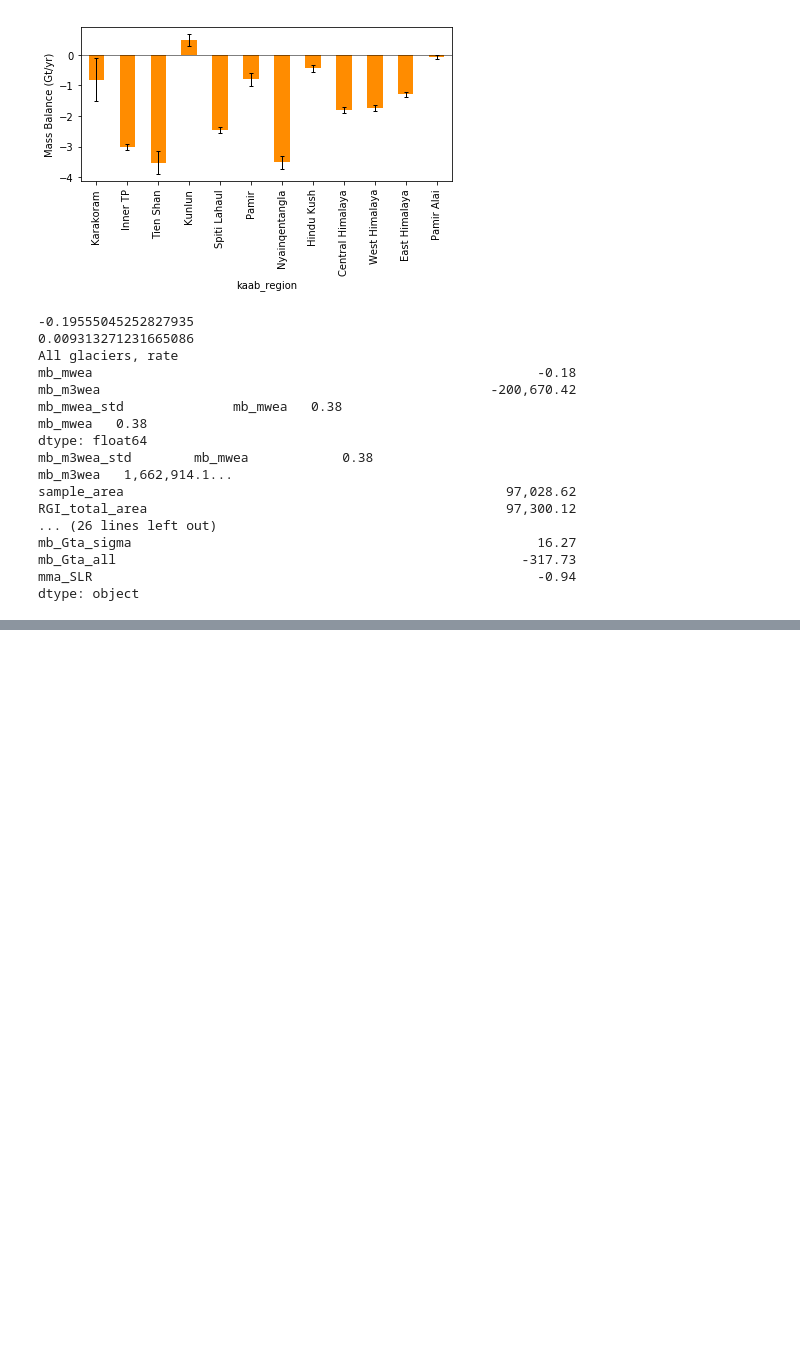
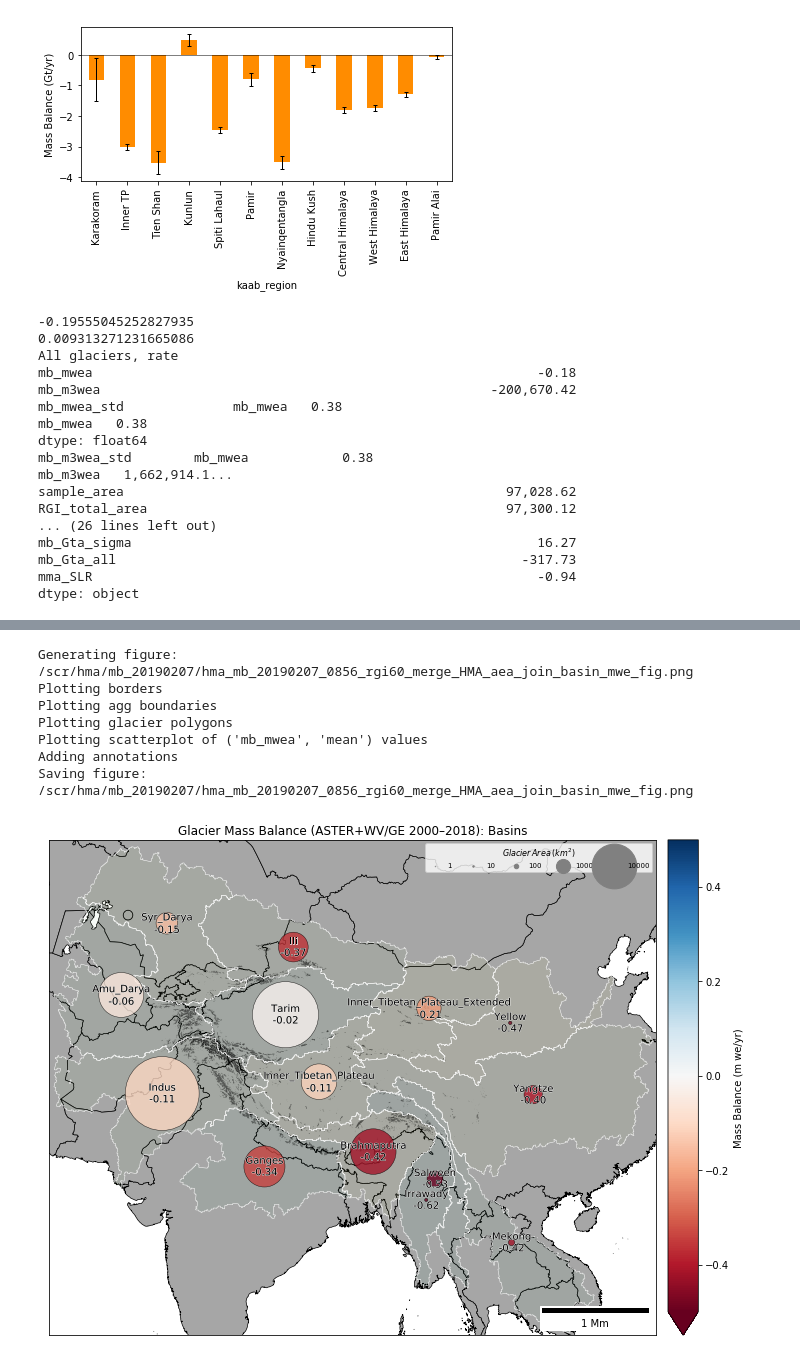
Before and after one commit to dshean/gmbtools, a Jupyter notebook: gmbtools/mb_plot_gpd.ipynb, the cells around one changed output, grey strips where cells are left out. Drawn from its saved outputs; the diff is of its cells as text; code cells hidden in the pictures; blank space fills up the shorter version.

```diff
--- a/gmbtools/mb_plot_gpd.ipynb
+++ b/gmbtools/mb_plot_gpd.ipynb
@@ -223,7 +223,7 @@ def make_map(mb_dissolve_df=None, glac_df_mb=None, agg_df=None, col=('mb_mwea',
     ax.set_ylim(extent[1], extent[3])
 
     #Adding colorbar doesn't work with the cartopy axes
-    pltlib.add_cbar(ax, sc, label=label)
+    pltlib.add_cbar(ax, sc, arr=mb_dissolve_df[col], label=label, clim=clim)
     pltlib.add_scalebar(ax, res=1)
     pltlib.hide_ticks(ax)
 
@@ -881,0 +839,24 @@ Saving figure: /scr/hma/mb_20190207/hma_mb_20190207_0856_rgi60_merge_HMA_aea_joi
+# %%
+if map_plots and basin_shp_fn is not None:
+    basin_mb_clim = (-0.5, 0.5)
+    basin_fig_fn = os.path.splitext(glac_shp_join_fn)[0]+'_basin_mwe_fig.png'
+    print("Generating figure: %s" % basin_fig_fn)
+    if basin_col == 'HYBAS_ID':
+        title = suptitle + ": HydroBASINS level 4"
+    else:
+        title = suptitle + ": Basins"
+    #minx, miny, maxx, maxy
+    basin_extent = [-2396534,-2619071, 3273634,2008000]
+    basin_fig = make_map(col=('mb_mwea', 'mean'), mb_dissolve_df=glac_df_mb_basin, glac_df_mb=glac_df_mb, agg_df=basin_df, border_df=border_df, clim=basin_mb_clim, crs=crs, extent=basin_extent, labels='name+val', title=title)
+    print("Saving figure: %s" % basin_fig_fn)
+    #basin_fig.savefig(basin_fig_fn, dpi=300, bbox_inches='tight', pad_inches=0)
+    basin_fig.savefig(basin_fig_fn, dpi=300, pad_inches=0)
+# %% [output]
+Generating figure: /scr/hma/mb_20190207/hma_mb_20190207_0856_rgi60_merge_HMA_aea_join_basin_mwe_fig.png
+Plotting borders
+Plotting agg boundaries
+Plotting glacier polygons
+Plotting scatterplot of ('mb_mwea', 'mean') values
+Adding annotations
+Saving figure: /scr/hma/mb_20190207/hma_mb_20190207_0856_rgi60_merge_HMA_aea_join_basin_mwe_fig.png
+[figure, added]
```
Also changed, not shown: parts of 13 cells of this notebook.
